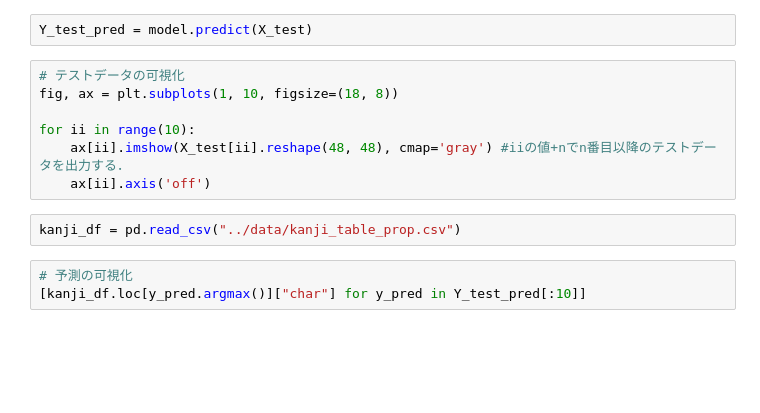
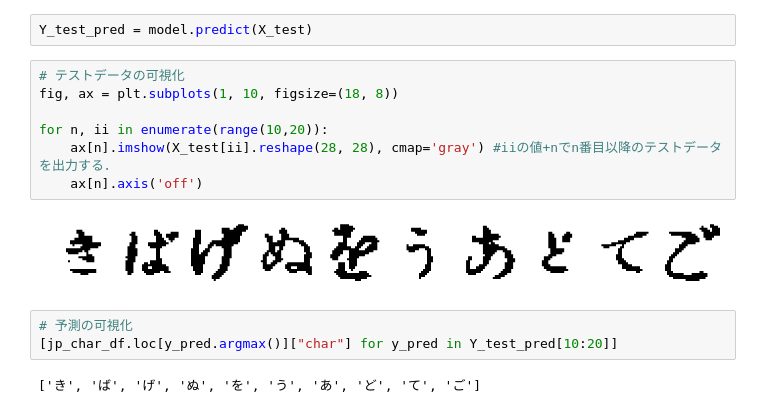
Before and after one commit to Intel0tw5727/SoftComputing-JapaneseCharClassification, a Jupyter notebook: notebooks/手書き文字認識モデルの構築_hiragana73_lecture_preprocessing.ipynb, the cells around one changed output. Saved outputs shown, nothing was run; the diff lists cells and outputs as text; blank space fills up the shorter version.

```diff
--- a/notebooks/手書き文字認識モデルの構築_hiragana73_lecture_preprocessing.ipynb
+++ b/notebooks/手書き文字認識モデルの構築_hiragana73_lecture_preprocessing.ipynb
@@ -274,12 +355,14 @@ Y_test_pred = model.predict(X_test)
 # %%
 # テストデータの可視化
 fig, ax = plt.subplots(1, 10, figsize=(18, 8))
 
-for ii in range(10):
-    ax[ii].imshow(X_test[ii].reshape(48, 48), cmap='gray') #iiの値+nでn番目以降のテストデータを出力する．
-    ax[ii].axis('off')
+for n, ii in enumerate(range(10,20)):
+    ax[n].imshow(X_test[ii].reshape(28, 28), cmap='gray') #iiの値+nでn番目以降のテストデータを出力する．
+    ax[n].axis('off')
+# %% [output]
+[figure, added]
-# %%
-kanji_df = pd.read_csv("../data/kanji_table_prop.csv")
 # %%
 # 予測の可視化
-[kanji_df.loc[y_pred.argmax()]["char"] for y_pred in Y_test_pred[:10]]
+[jp_char_df.loc[y_pred.argmax()]["char"] for y_pred in Y_test_pred[10:20]]
+# %% [output]
+['き', 'ば', 'げ', 'ぬ', 'を', 'う', 'あ', 'ど', 'て', 'ご']
```
Also changed, not shown: parts of 18 cells of this notebook.
